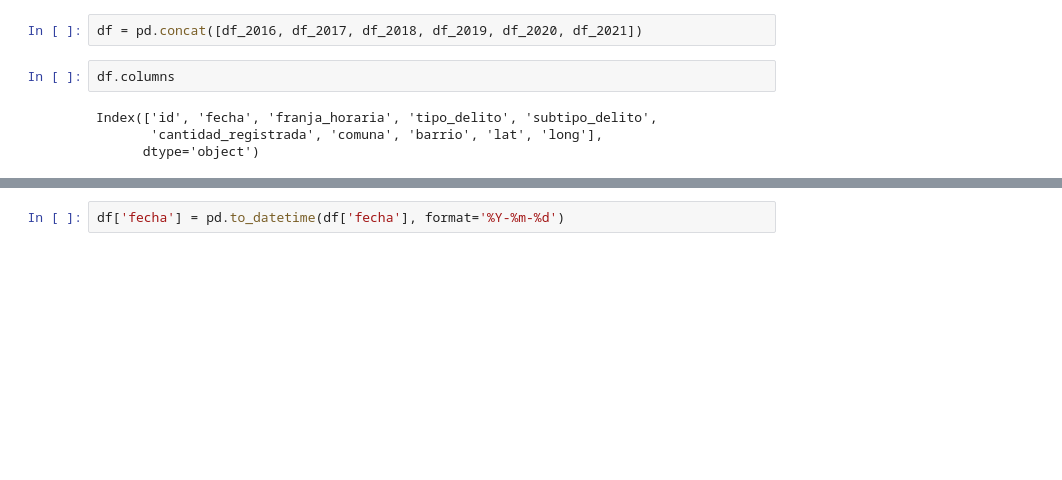
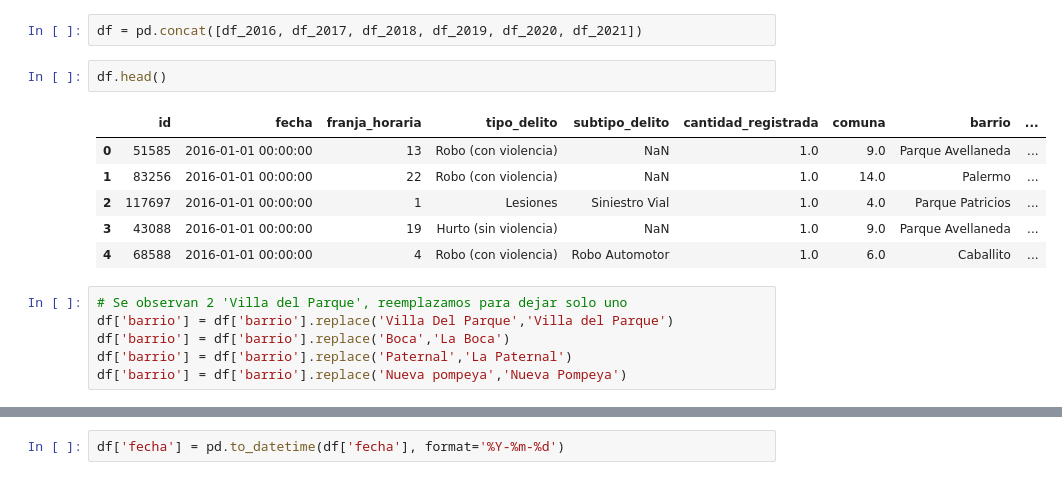
Before and after one commit to NicoBierti/crime_buenos_aires, a Jupyter notebook: data_delitos.ipynb, the cells around one changed output, grey strips where cells are left out. Drawn from its saved outputs; the diff is of its cells as text; blank space fills up the shorter version.

```diff
--- a/data_delitos.ipynb
+++ b/data_delitos.ipynb
@@ -358,11 +358,20 @@ array(['HC-2021-1008202', 'HC-2021-1009094', 'HC-2021-1013236', ...,
 # %%
 df = pd.concat([df_2016, df_2017, df_2018, df_2019, df_2020, df_2021])
 # %%
-df.columns
+df.head()
 # %% [output]
-Index(['id', 'fecha', 'franja_horaria', 'tipo_delito', 'subtipo_delito',
-       'cantidad_registrada', 'comuna', 'barrio', 'lat', 'long'],
-      dtype='object')
+|  | id | fecha | franja_horaria | tipo_delito | subtipo_delito | cantidad_registrada | comuna | barrio | ... |
+| 0 | 51585 | 2016-01-01 00:00:00 | 13 | Robo (con violencia) | NaN | 1.0 | 9.0 | Parque Avellaneda | ... |
+| 1 | 83256 | 2016-01-01 00:00:00 | 22 | Robo (con violencia) | NaN | 1.0 | 14.0 | Palermo | ... |
+| 2 | 117697 | 2016-01-01 00:00:00 | 1 | Lesiones | Siniestro Vial | 1.0 | 4.0 | Parque Patricios | ... |
+| 3 | 43088 | 2016-01-01 00:00:00 | 19 | Hurto (sin violencia) | NaN | 1.0 | 9.0 | Parque Avellaneda | ... |
+| 4 | 68588 | 2016-01-01 00:00:00 | 4 | Robo (con violencia) | Robo Automotor | 1.0 | 6.0 | Caballito | ... |
+# %%
+# Se observan 2 'Villa del Parque', reemplazamos para dejar solo uno
+df['barrio'] = df['barrio'].replace('Villa Del Parque','Villa del Parque')
+df['barrio'] = df['barrio'].replace('Boca','La Boca')
+df['barrio'] = df['barrio'].replace('Paternal','La Paternal')
+df['barrio'] = df['barrio'].replace('Nueva pompeya','Nueva Pompeya')
 # %%
 df['barrio'].unique()
 # %% [output]
```
Also changed, not shown: parts of 34 cells of this notebook.
